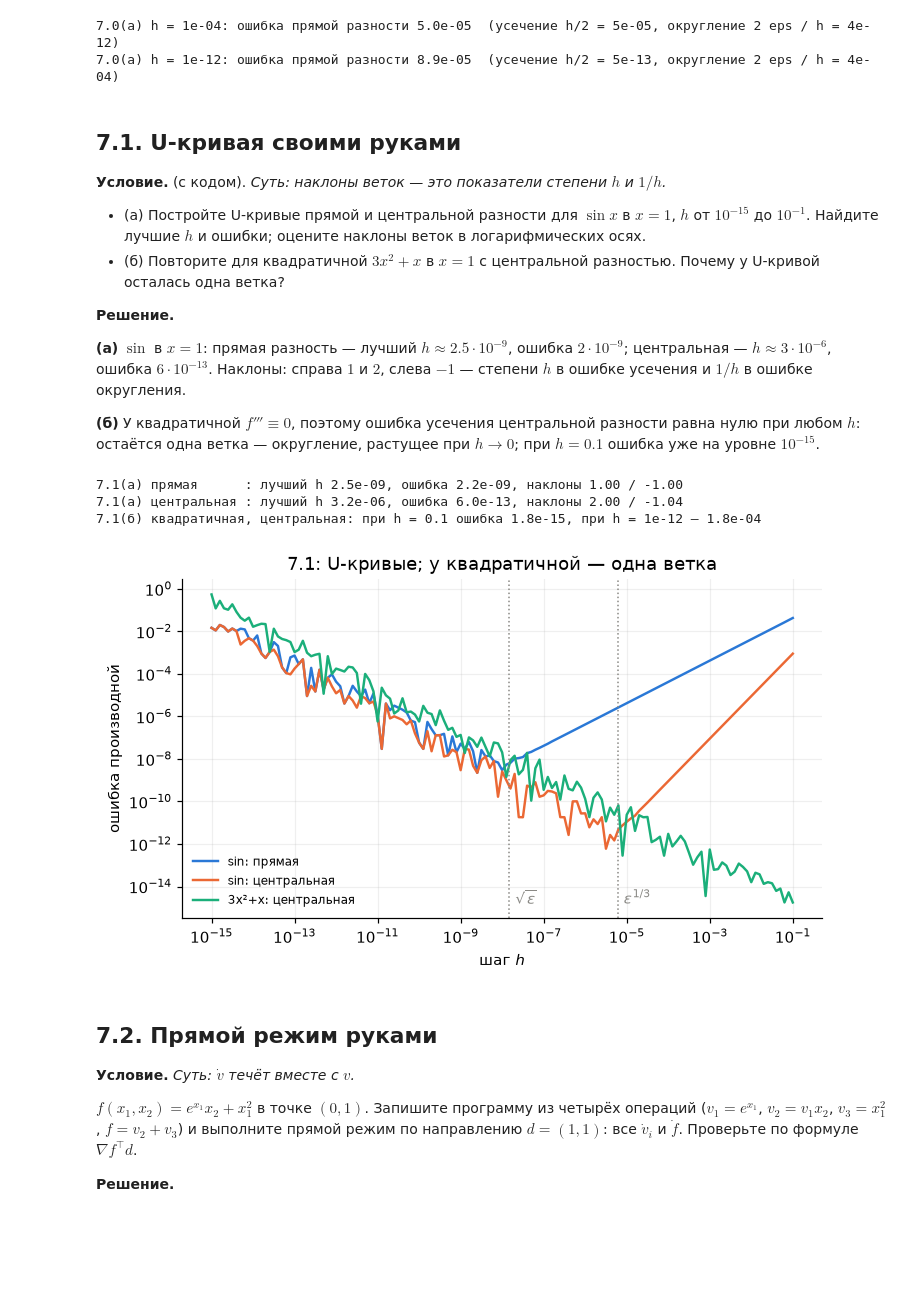
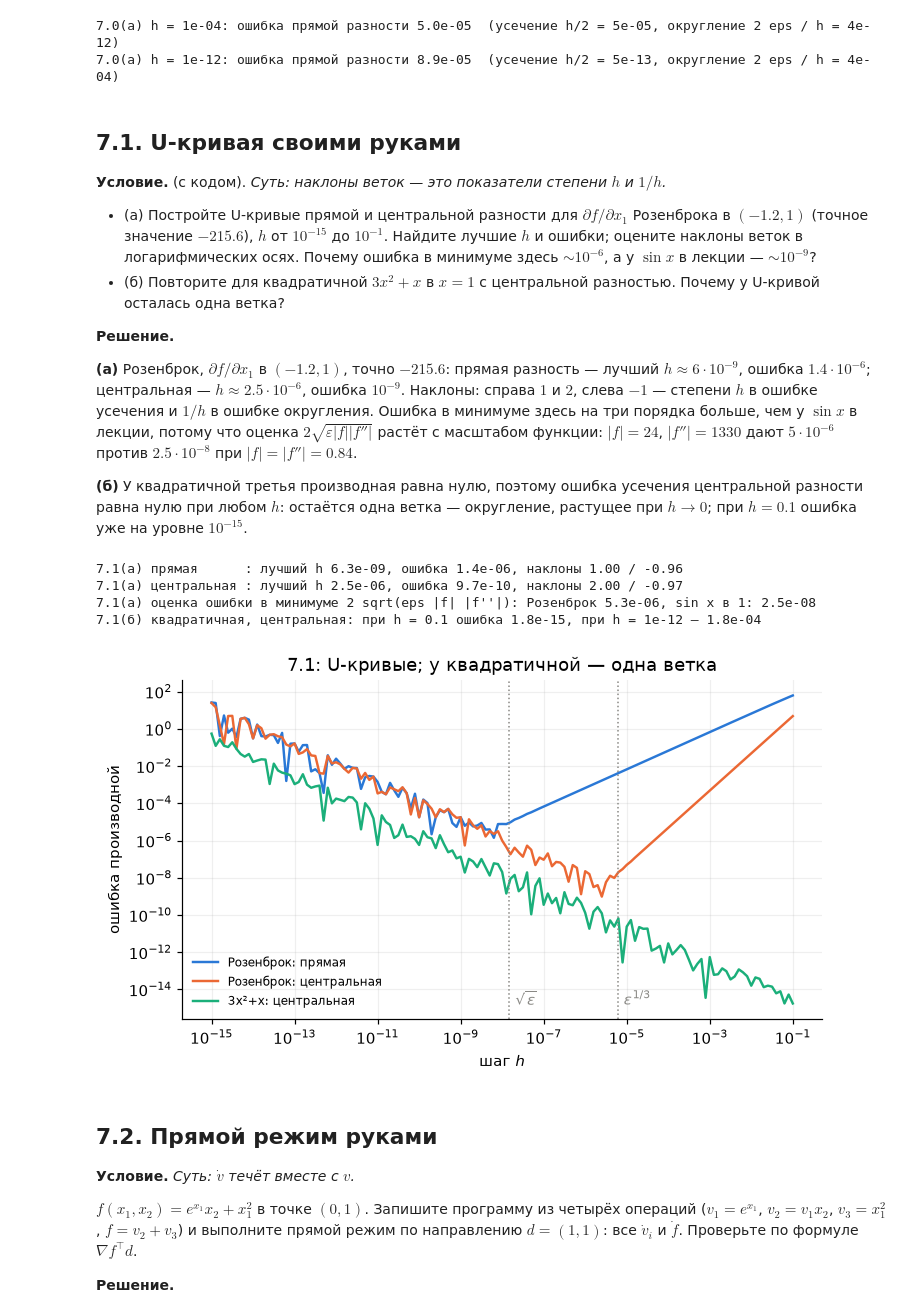
Before and after one commit to IlyaChichkanov/Numerical-Optimization, a Jupyter notebook: lectures/lecture07/exercises07.ipynb, the cells around one changed output. Drawn from its saved outputs; the diff is of its cells as text; code cells hidden in the pictures; blank space fills up the shorter version.

```diff
--- a/lectures/lecture07/exercises07.ipynb
+++ b/lectures/lecture07/exercises07.ipynb
@@ -41,31 +41,34 @@ for h in (1e-4, 1e-12):
 
 **Условие.** (с кодом). *Суть: наклоны веток — это показатели степени $h$ и $1/h$.*
 
-- (а) Постройте U-кривые прямой и центральной разности для $\sin x$ в $x=1$, $h$ от $10^{-15}$ до $10^{-1}$. Найдите лучшие $h$ и ошибки; оцените наклоны веток в логарифмических осях.
+- (а) Постройте U-кривые прямой и центральной разности для $\partial f/\partial x_1$ Розенброка в $(-1.2,1)$ (точное значение $-215.6$), $h$ от $10^{-15}$ до $10^{-1}$. Найдите лучшие $h$ и ошибки; оцените наклоны веток в логарифмических осях. Почему ошибка в минимуме здесь $\sim10^{-6}$, а у $\sin x$ в лекции — $\sim10^{-9}$?
 - (б) Повторите для квадратичной $3x^2+x$ в $x=1$ с центральной разностью. Почему у U-кривой осталась одна ветка?
 
 **Решение.**
 
-**(а)** $\sin$ в $x=1$: прямая разность — лучший $h\approx2.5\cdot10^{-9}$, ошибка $2\cdot10^{-9}$; центральная — $h\approx3\cdot10^{-6}$, ошибка $6\cdot10^{-13}$. Наклоны: справа $1$ и $2$, слева $-1$ — степени $h$ в ошибке усечения и $1/h$ в ошибке округления.
+**(а)** Розенброк, $\partial f/\partial x_1$ в $(-1.2,1)$, точно $-215.6$: прямая разность — лучший $h\approx6\cdot10^{-9}$, ошибка $1.4\cdot10^{-6}$; центральная — $h\approx2.5\cdot10^{-6}$, ошибка $10^{-9}$. Наклоны: справа $1$ и $2$, слева $-1$ — степени $h$ в ошибке усечения и $1/h$ в ошибке округления. Ошибка в минимуме здесь на три порядка больше, чем у $\sin x$ в лекции, потому что оценка $2\sqrt{\varepsilon|f||f''|}$ растёт с масштабом функции: $|f|=24$, $|f''|=1330$ дают $5\cdot10^{-6}$ против $2.5\cdot10^{-8}$ при $|f|=|f''|=0.84$.
 
-**(б)** У квадратичной $f'''\equiv0$, поэтому ошибка усечения центральной разности равна нулю при любом $h$: остаётся одна ветка — округление, растущее при $h\to0$; при $h=0.1$ ошибка уже на уровне $10^{-15}$.
+**(б)** У квадратичной третья производная равна нулю, поэтому ошибка усечения центральной разности равна нулю при любом $h$: остаётся одна ветка — округление, растущее при $h\to0$; при $h=0.1$ ошибка уже на уровне $10^{-15}$.
 # %%
-fsin = lambda x: np.sin(x[0])
-ef, ec = ucurve(fsin, np.array([1.0]), 0, np.cos(1.0))
+exact = rosen_grad(X0_ROSEN)[0]
+ef, ec = ucurve(rosen, X0_ROSEN, 0, exact)
 slope = lambda e, lo, hi: np.polyfit(np.log10(HS[(HS >= lo) & (HS <= hi)]), np.log10(e[(HS >= lo) & (HS <= hi)]), 1)[0]
-for name, e, lo in (("прямая", ef, 1e-6), ("центральная", ec, 1e-4)):
+for name, e, lo in (("прямая", ef, 1e-5), ("центральная", ec, 1e-4)):
     j = np.argmin(e); print(f"7.1(а) {name:12s}: лучший h {HS[j]:.1e}, ошибка {e[j]:.1e}, наклоны {slope(e, lo, 1e-1):.2f} / {slope(e, 1e-15, 1e-10):.2f}")
+f11 = 2 - 400 * X0_ROSEN[1] + 1200 * X0_ROSEN[0] ** 2                 # d^2 f / d x1^2 в старте
+print(f"7.1(а) оценка ошибки в минимуме 2 sqrt(eps |f| |f''|): Розенброк {2 * np.sqrt(EPS * rosen(X0_ROSEN) * f11):.1e}, sin x в 1: {2 * np.sqrt(EPS) * np.sin(1):.1e}")
 fq = lambda x: 3 * x[0] ** 2 + x[0]
 eq = np.array([abs(fd_central(fq, np.array([1.0]), 0, h) - 7) for h in HS])
 print(f"7.1(б) квадратичная, центральная: при h = 0.1 ошибка {eq[-1]:.1e}, при h = 1e-12 — {eq[np.argmin(abs(HS - 1e-12))]:.1e}")
 fig, ax = plt.subplots(figsize=(7.5, 4))
-ucurve_plot(ax, [ef, ec, eq], ["sin: прямая", "sin: центральная", "3x²+x: центральная"], [BLUE, ORANGE, AQUA])
+ucurve_plot(ax, [ef, ec, eq], ["Розенброк: прямая", "Розенброк: центральная", "3x²+x: центральная"], [BLUE, ORANGE, AQUA])
 ax.set(title="7.1: U-кривые; у квадратичной — одна ветка"); plt.show()
 # %% [output]
-7.1(а) прямая      : лучший h 2.5e-09, ошибка 2.2e-09, наклоны 1.00 / -1.00
-7.1(а) центральная : лучший h 3.2e-06, ошибка 6.0e-13, наклоны 2.00 / -1.04
+7.1(а) прямая      : лучший h 6.3e-09, ошибка 1.4e-06, наклоны 1.00 / -0.96
+7.1(а) центральная : лучший h 2.5e-06, ошибка 9.7e-10, наклоны 2.00 / -0.97
+7.1(а) оценка ошибки в минимуме 2 sqrt(eps |f| |f''|): Розенброк 5.3e-06, sin x в 1: 2.5e-08
 7.1(б) квадратичная, центральная: при h = 0.1 ошибка 1.8e-15, при h = 1e-12 — 1.8e-04
-[figure, old version]
+[figure, new version]
 # %% [markdown]
 ## 7.2. Прямой режим руками
 
```
Also changed, not shown: 22 other files.
